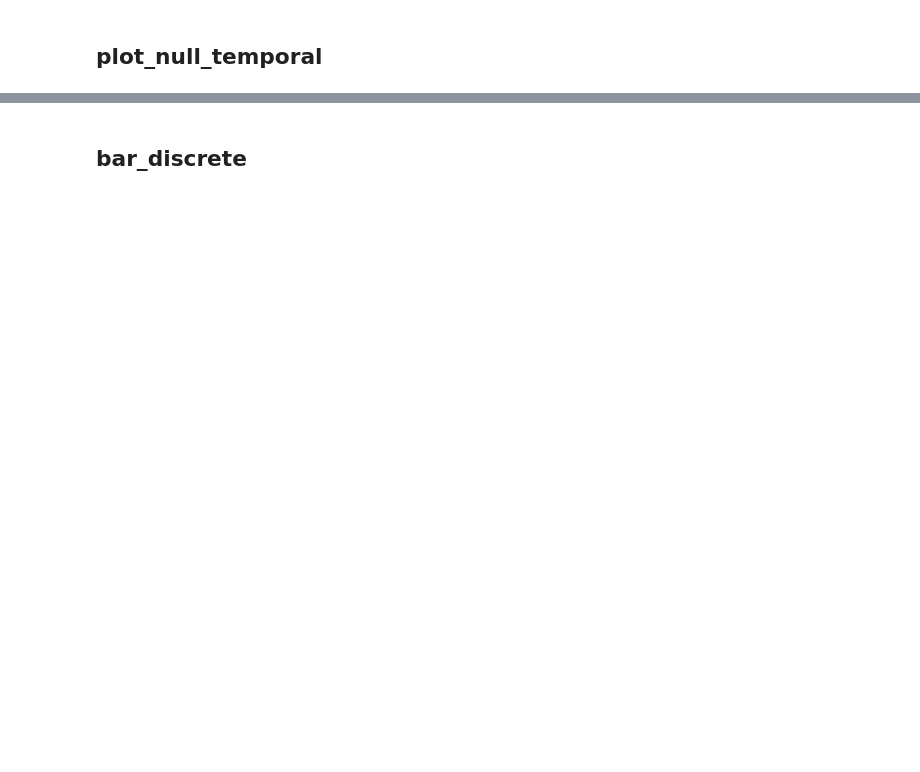
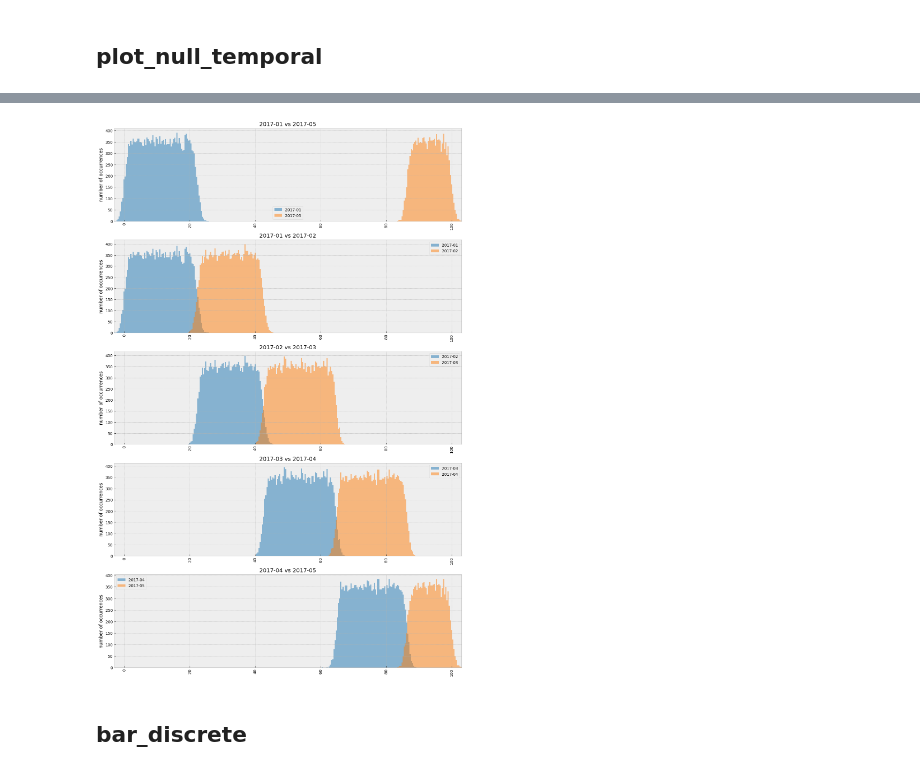
Before and after one commit to durandtibo/pandasx, a Jupyter notebook: notebooks/plot.ipynb, the cells around one changed output, grey strips where cells are left out. Saved outputs shown, nothing was run; the diff lists cells and outputs as text; code cells hidden in the pictures; blank space fills up the shorter version.

```diff
--- a/notebooks/plot.ipynb
+++ b/notebooks/plot.ipynb
@@ -94,15 +109,22 @@ readable_xticklabels(ax)
 # %%
 n = 100000
 values = rng.standard_normal(n) + np.arange(n) * 0.001
-frame = pd.DataFrame(
+frame = pl.DataFrame(
     {
         "value": values,
-        "date": pd.date_range(start="2017-01-01", periods=n, freq="2min"),
+        "date": datetime_range(
+            start=datetime.datetime(year=2017, month=1, day=1, tzinfo=datetime.timezone.utc),
+            periods=n,
+            interval="2m",
+            eager=True,
+        ),
     }
 )
 _ = create_temporal_drift_figure(
-    frame, column="value", dt_column="date", period="M", figsize=(16, 5), nbins=301
+    frame, column="value", dt_column="date", period="1mo", figsize=(16, 5), nbins=301
 )
+# %% [output]
+[figure, added]
 # %% [markdown]
 ## bar_discrete
 # %%
```
Also changed, not shown: parts of 15 cells of this notebook, 1 other file.
